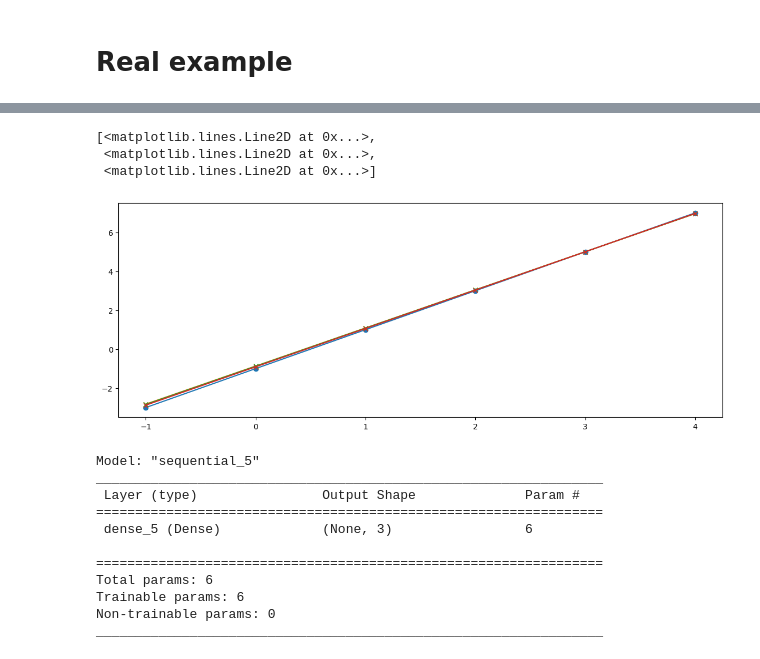
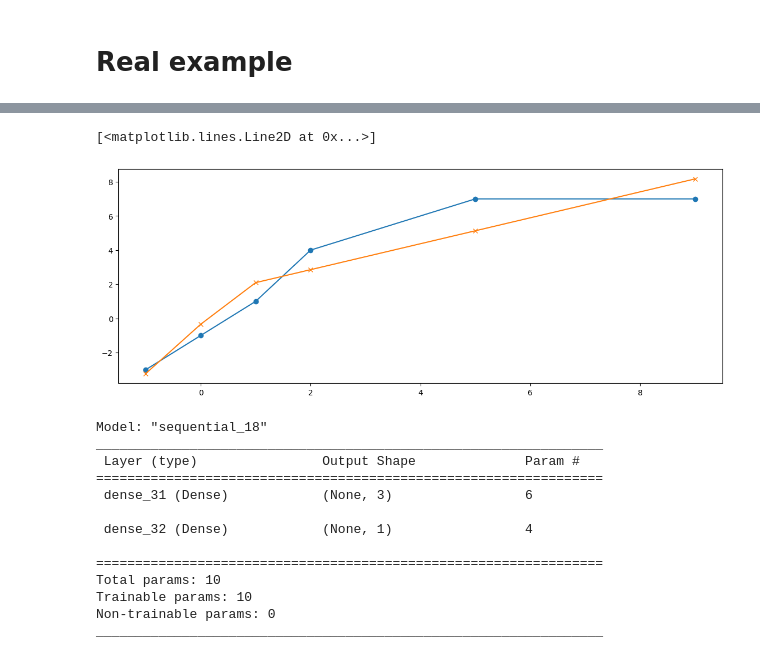
Before and after one commit to emmanueliarussi/DU-DeepLearning, a Jupyter notebook: tf/01_intro.ipynb, the cells around one changed output, grey strips where cells are left out. Saved outputs shown, nothing was run; the diff lists cells and outputs as text; code cells hidden in the pictures.

```diff
--- a/tf/01_intro.ipynb
+++ b/tf/01_intro.ipynb
@@ -98,15 +113,18 @@ _________________________________________________________________
 # %% [markdown]
 # Real example
 # %%
-import matplotlib
 import matplotlib.pyplot as plt
 
-model = tf.keras.Sequential([Dense(units=3, input_shape=[1])])
+model = tf.keras.Sequential()
+model.add(Dense(units=3, activation="relu", input_shape=[1]))
+model.add(Dense(units=1, activation="linear"))
+
 
 model.compile(optimizer='sgd', loss='mean_squared_error')
 # Declare model inputs and outputs for training
-xs = np.array([-1.0,  0.0, 1.0, 2.0, 3.0, 4.0], dtype=float)
-ys = np.array([-3.0, -1.0, 1.0, 3.0, 5.0, 7.0], dtype=float)
+xs = np.array([-1.0,  0.0, 1.0, 2.0, 5.0, 9.0], dtype=float)
+ys = np.array([-3.0, -1.0, 1.0, 4.0, 7.0, 7.0], dtype=float)
 
 plt.plot(xs,ys, marker='o')
+plt.grid()
 # %% [output]
@@ -115,5 +132,8 @@ plt.plot(xs,ys, marker='o')
 # %%
-model.fit(xs, ys, epochs=50, verbose=False)
+tfx = tf.data.Dataset.from_tensor_slices(xs)
+tfy = tf.data.Dataset.from_tensor_slices(ys)
+
+model.fit(xs, ys, epochs=250, verbose=False)
 yh = model.predict(xs)
 
 plt.figure(figsize=(14,5))
@@ -124,18 +144,18 @@ plt.plot(xs,yh, marker='x')
-[<matplotlib.lines.Line2D at 0x...>,
- <matplotlib.lines.Line2D at 0x...>,
- <matplotlib.lines.Line2D at 0x...>]
+[<matplotlib.lines.Line2D at 0x...>]
-[figure, old version]
+[figure, new version]
 # %%
 model.summary()
 # %% [output]
-Model: "sequential_5"
+Model: "sequential_18"
 _________________________________________________________________
  Layer (type)                Output Shape              Param #
 =================================================================
- dense_5 (Dense)             (None, 3)                 6
+ dense_31 (Dense)            (None, 3)                 6
+
+ dense_32 (Dense)            (None, 1)                 4
 
 =================================================================
-Total params: 6
-Trainable params: 6
+Total params: 10
+Trainable params: 10
 Non-trainable params: 0
 _________________________________________________________________
```
Also changed, not shown: parts of 11 cells of this notebook, 11 other files.
